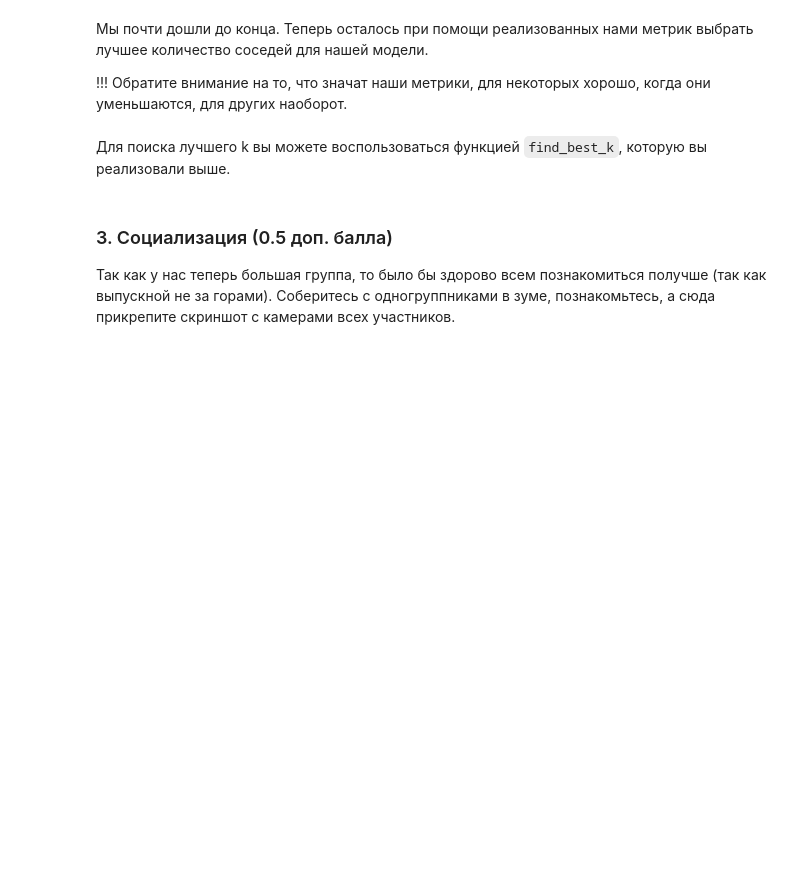
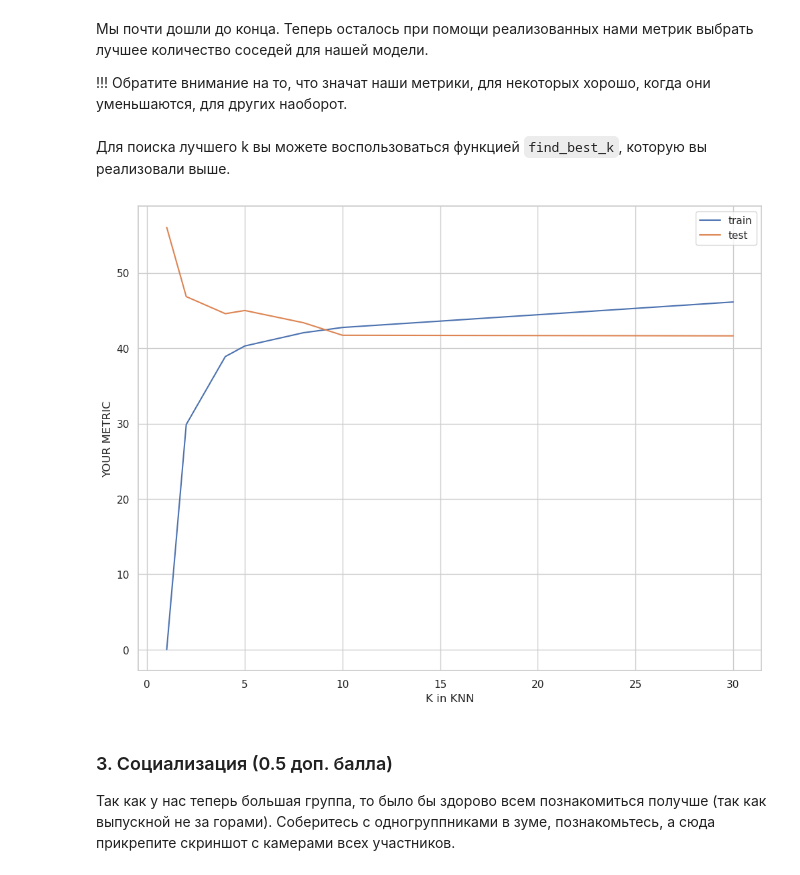
Before and after one commit to ttnlsc/BI-ML-HW, a Jupyter notebook: hw1/code/KNN.ipynb, the cells around one changed output. Saved outputs shown, nothing was run; the diff lists cells and outputs as text; code cells hidden in the pictures; blank space fills up the shorter version.

```diff
--- a/hw1/code/KNN.ipynb
+++ b/hw1/code/KNN.ipynb
@@ -289,9 +436,48 @@ $MAE = \frac{1}{n}\sum_i^n{|y_i - \hat{y_i}|}$
 
 !!! Обратите внимание на то, что значат наши метрики, для некоторых хорошо, когда они уменьшаются, для других наоборот.
 # %%
-from metrics import r_squared, mse, mae
+def find_best_k_for_regression(X_train, y_train, X_test, y_test, params, metric):
+    """
+    Choose the best k for KKNRegression
+    Arguments:
+    X_train, np array (num_train_samples, num_features) - train data
+    y_train, np array (num_train_samples) - train labels
+    X_test, np array (num_test_samples, num_features) - test data
+    y_test, np array (num_test_samples) - test labels
+    params, list of hyperparameters for KNN, here it is list of k values
+    metric, function for metric calculation
+    Returns:
+    train_metrics the list of metric values on train data set for each k in params
+    test_metrics the list of metric values on test data set for each k in params
+    """
+    train_metrics = []
+    test_metrics = []
+
+    for k in params:
+        knn_pipeline = Pipeline(steps=[
+            ("preprocessor", preprocessor),
+            ("knn", KNeighborsRegressor(n_neighbors=k, n_jobs=4))
+        ])
+        knn_pipeline.fit(X_train, y_train)
+        predicted_train = knn_pipeline.predict(X_train)
+        predicted_test = knn_pipeline.predict(X_test)
+        train_metrics.append(metric(predicted_train, y_train))
+        test_metrics.append(metric(predicted_test, y_test))
+
+    return train_metrics, test_metrics
 # %% [markdown]
 Для поиска лучшего k вы можете воспользоваться функцией `find_best_k`, которую вы реализовали выше.
+# %%
+params = [1, 2, 4, 5, 8, 10, 30]
+train_metrics, test_metrics = find_best_k_for_regression(diabetes_X_train, diabetes_y_train, diabetes_X_test, diabetes_y_test, params, mae)
+# %%
+plt.plot(params, train_metrics, label="train")
+plt.plot(params, test_metrics, label="test")
+plt.legend()
+plt.xlabel("K in KNN")
+plt.ylabel("YOUR METRIC");
+# %% [output]
+[figure, added]
 # %% [markdown]
 ### 3. Социализация (0.5 доп. балла)
 
```
Also changed, not shown: parts of 21 cells of this notebook, 1 other file.
